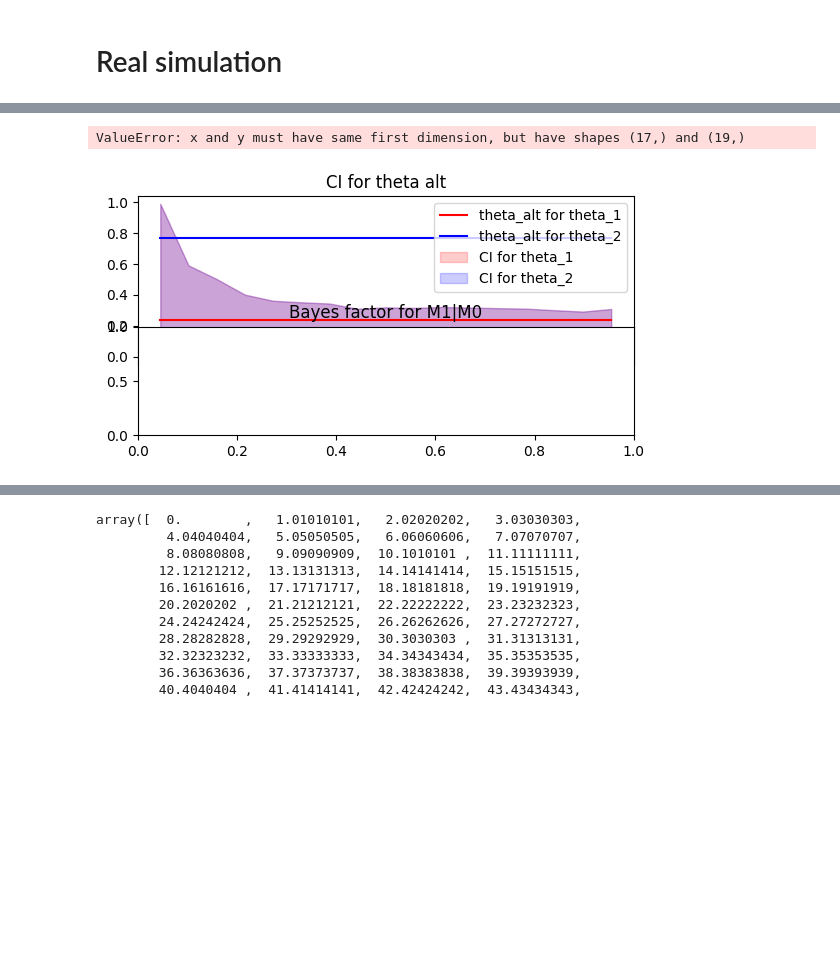
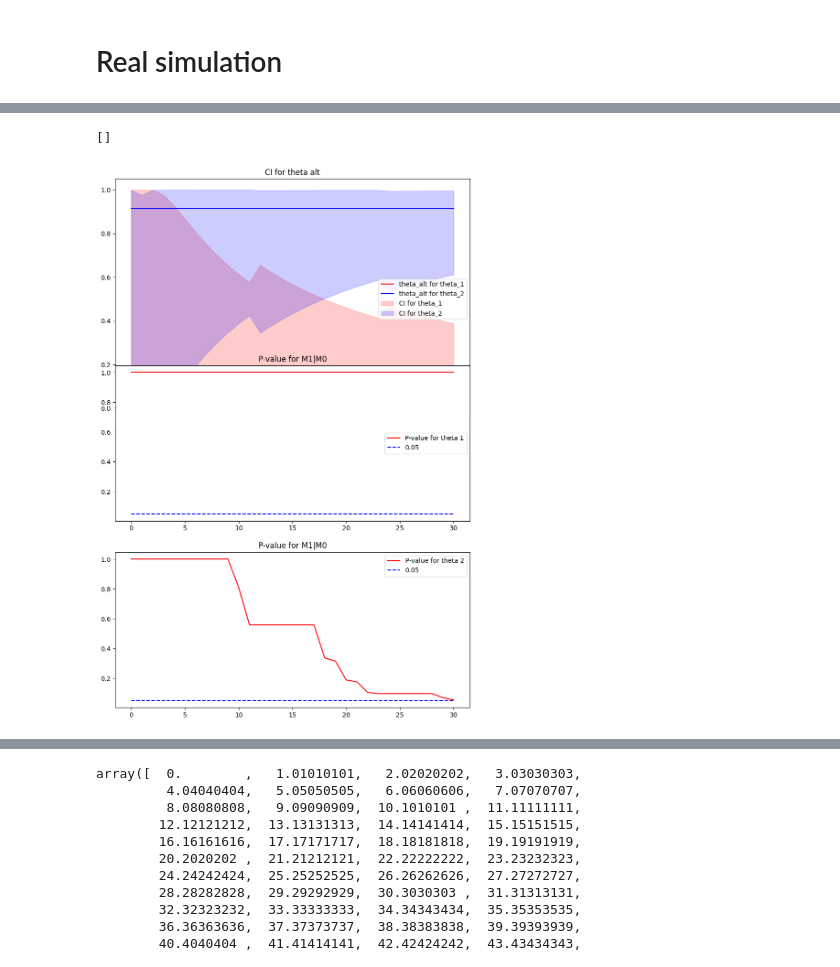
Before and after one commit to madanmohan-venkatesan/notebooks, a Jupyter notebook: 2011_03567.ipynb, the cells around one changed output, grey strips where cells are left out. Cells and saved outputs as stored; diff of their text form; code cells hidden in the pictures; blank space fills up the shorter version.

```diff
--- a/2011_03567.ipynb
+++ b/2011_03567.ipynb
@@ -145,7 +145,9 @@ def constraint_log_likelihood(theta, Sn, c):
     Returns:
     - float: Left-hand side of the constraint.
     """
-    return np.sum(Sn * np.log(theta)) - c
+
+    epsilon = 1e-10
+    return np.sum(Sn * np.log(np.clip(theta, epsilon, None))) - c
 # %% [markdown]
 # Real simulation
 # %%
@@ -274,10 +317,0 @@ array([0.23385133, 0.76614867])
-# %%
-on_theta_hist_arr
-p_value_arr=1/np.array(on_theta_hist_arr)
-p_clip=[]
-for i in range(len(p_value_arr)):
-  if i==0:
-    p_clip.append(np.array([1]*CLASSES))
-  else:
-    p_clip.append(np.clip(p_value_arr[i],p_value_arr[i],p_clip[i-1]))
-p_clip
@@ -317,4 +502,5 @@ print(len(theta_alt_0min_arr))
 # %%
+plt.figure(figsize=(10, 15))
 plt.subplot(2,1,1)
 plt.title("CI for theta alt")
 lenght=len(theta_alt_0min_arr)
@@ -323,39 +509,39 @@ plt.plot(range(lenght),[theta_alt[1]]*lenght,color='b',label="theta_alt for thet
 
 plt.fill_between(range(lenght),
                  np.array(theta_alt_0min_arr),
                  np.array(theta_alt_0max_arr), color='r',
                  alpha=0.2, label="CI for theta_1")  # alpha controls transparency
 
 
 plt.fill_between(range(lenght),
                  np.array(theta_alt_1min_arr),
                  np.array(theta_alt_1max_arr), color='b',
                  alpha=0.2, label="CI for theta_2")  # alpha controls transparency
 
 
 # plt.plot(range(len(theta_alt_arr)),np.array(theta_alt_min_arr)[:,0],label="theta_alt min for theta_1")
 # plt.plot(range(len(theta_alt_arr)),np.array(theta_alt_max_arr)[:,0],label="theta_alt max for theta_1")
 # plt.plot(range(len(theta_alt_arr)),np.array(theta_alt_min_arr)[:,1],label="theta_alt min for theta_2")
 # plt.plot(range(len(theta_alt_arr)),np.array(theta_alt_max_arr)[:,1],label="theta_alt max for theta_2")
 
 plt.legend()
 plt.subplot(3,1,2)
-plt.title("Bayes factor for M1|M0")
-plt.plot(range(lenght),np.array(p_clip)[:-1,0],color='r',label="Bayes factor for theta 1")
+plt.title("P-value for M1|M0")
+plt.plot(range(lenght),np.array(seq_p_val_arr)[:,0],color='r',label="P-value for theta 1")
 plt.plot(range(lenght),[0.05]*lenght,'--',color='b',label="0.05")
 plt.legend()
 plt.plot()
 
 
 plt.subplot(3,1,3)
-plt.title("Bayes factor for M1|M0")
-plt.plot(range(lenght),np.array(p_clip)[:-1,1],color='r',label="Bayes factor for theta 2")
+plt.title("P-value for M1|M0")
+plt.plot(range(lenght),np.array(seq_p_val_arr)[:,1],color='r',label="P-value for theta 2")
 plt.plot(range(lenght),[0.05]*lenght,'--',color='b',label="0.05")
 plt.legend()
 plt.plot()
 # %% [output]
-ValueError: x and y must have same first dimension, but have shapes (17,) and (19,)
+[]
-[figure, old version]
+[figure, new version]
 # %%
 np.round(theta_alt_0min_arr,3)
 # %% [output]
```
Also changed, not shown: parts of 14 cells of this notebook.
